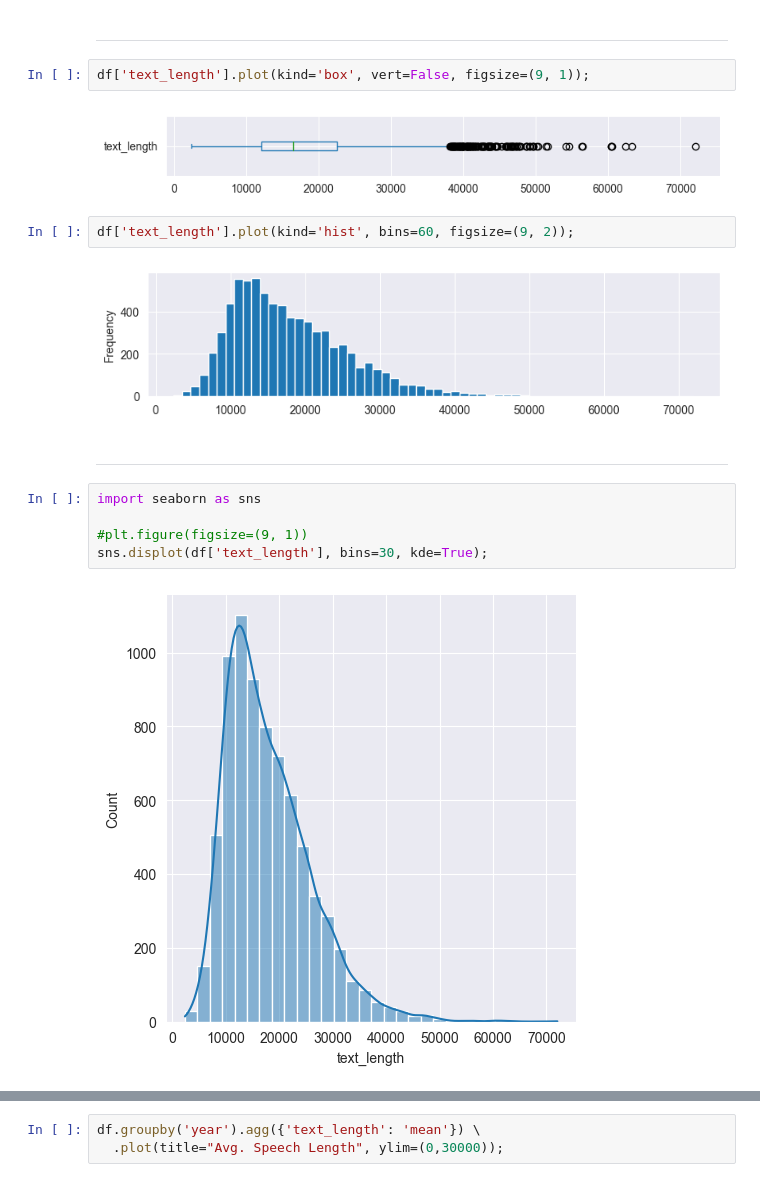
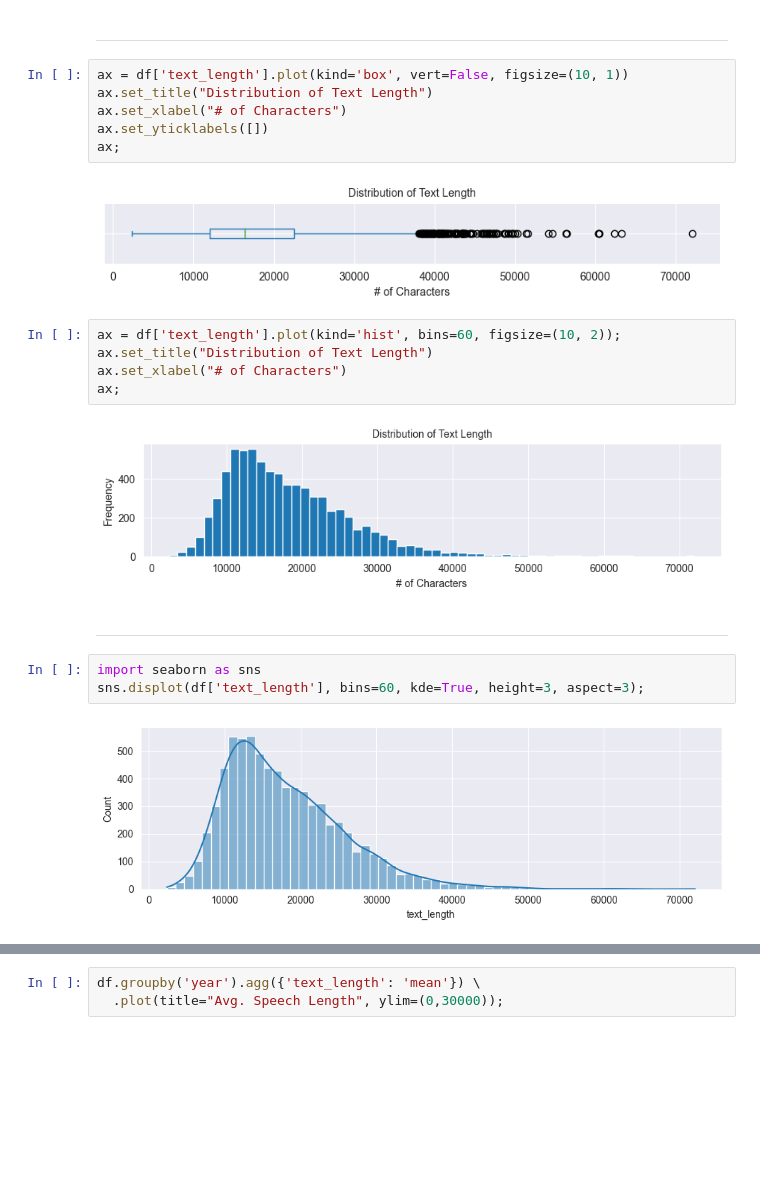
Before and after one commit to shane-kercheval/nlp-template, a Jupyter notebook: source/executables/text_eda.ipynb, the cells around one changed output, grey strips where cells are left out. Drawn from its saved outputs; the diff is of its cells as text; blank space fills up the shorter version.

```diff
--- a/source/executables/text_eda.ipynb
+++ b/source/executables/text_eda.ipynb
@@ -94,22 +94,27 @@ count_tokens(df['tokens']).head(20)
 # %% [markdown]
 ---
 # %%
-df['text_length'].plot(kind='box', vert=False, figsize=(9, 1));
+ax = df['text_length'].plot(kind='box', vert=False, figsize=(10, 1))
+ax.set_title("Distribution of Text Length")
+ax.set_xlabel("# of Characters")
+ax.set_yticklabels([])
+ax;
 # %% [output]
-[figure, old version]
+[figure, new version]
-# %%
-df['text_length'].plot(kind='hist', bins=60, figsize=(9, 2));
-# %% [output]
-[figure, removed]
+# %%
+ax = df['text_length'].plot(kind='hist', bins=60, figsize=(10, 2));
+ax.set_title("Distribution of Text Length")
+ax.set_xlabel("# of Characters")
+ax;
+# %% [output]
+[figure, added]
 # %% [markdown]
 ---
 # %%
 import seaborn as sns
-
-#plt.figure(figsize=(9, 1))
-sns.displot(df['text_length'], bins=30, kde=True);
+sns.displot(df['text_length'], bins=60, kde=True, height=3, aspect=3);
 # %% [output]
-[figure, old version]
+[figure, new version]
 # %%
 where = df['country'].isin(['USA', 'FRA', 'GBR', 'CHN', 'RUS'])
 g = sns.catplot(data=df[where], x="country", y="text_length", kind='box')
```
Also changed, not shown: parts of 3 cells of this notebook.
